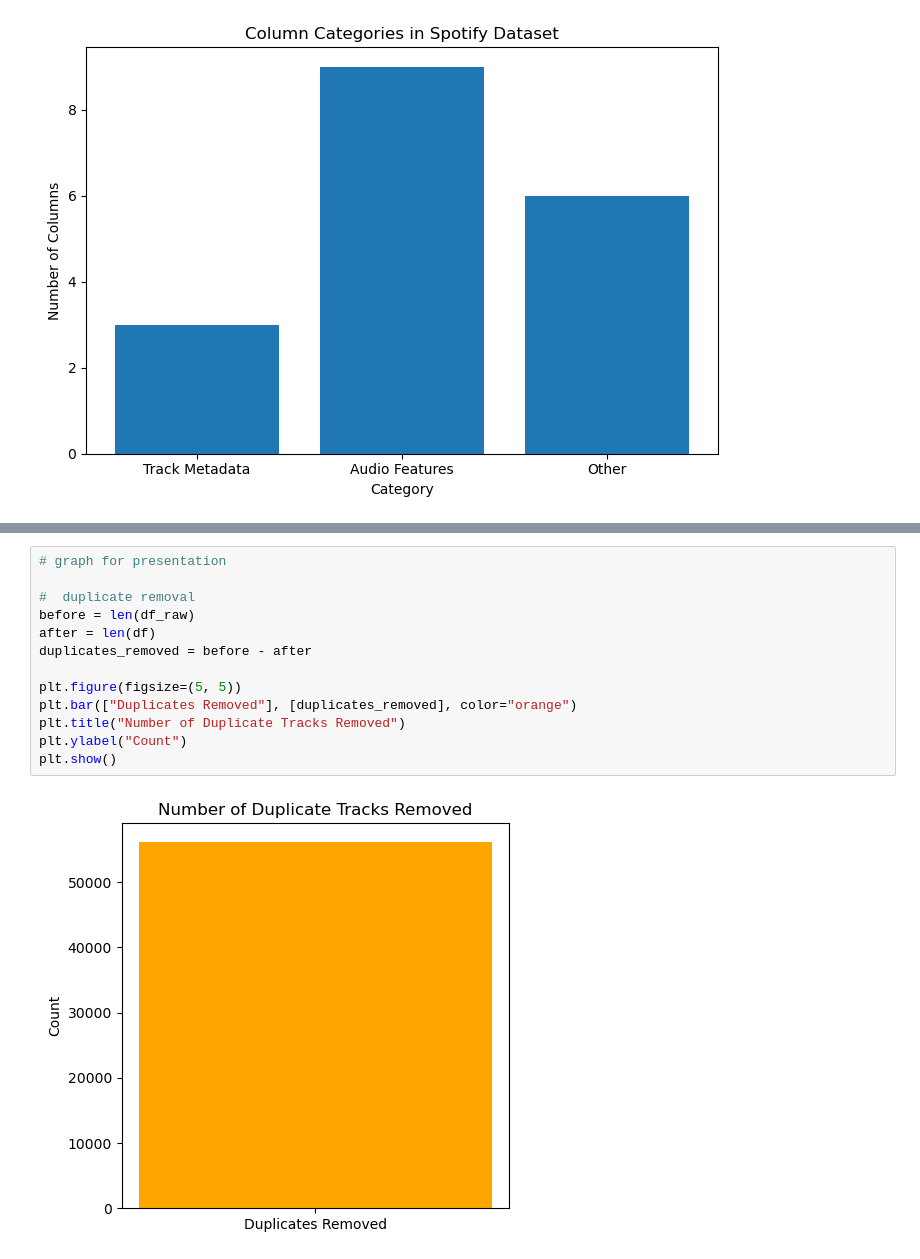
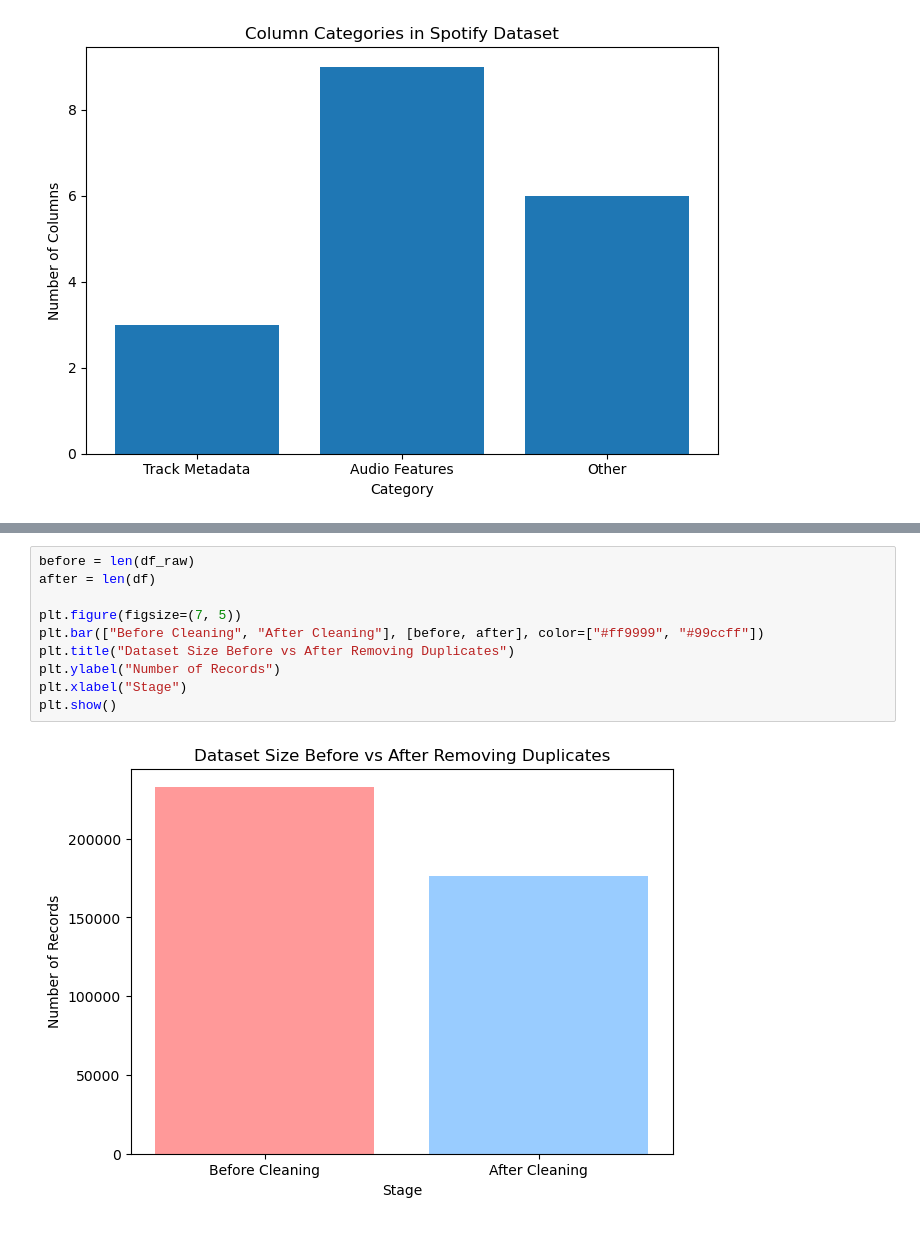
Before and after one commit to saanavig/Spotify-Visualization, a Jupyter notebook: notebooks/cleanDataEDA.ipynb, the cells around one changed output, grey strips where cells are left out. Cells and saved outputs as stored; diff of their text form.

```diff
--- a/notebooks/cleanDataEDA.ipynb
+++ b/notebooks/cleanDataEDA.ipynb
@@ -380,15 +370,12 @@ plt.show()
-# %%
-# graph for presentation
-
-#  duplicate removal
-before = len(df_raw)
-after = len(df)
-duplicates_removed = before - after
-
-plt.figure(figsize=(5, 5))
-plt.bar(["Duplicates Removed"], [duplicates_removed], color="orange")
-plt.title("Number of Duplicate Tracks Removed")
-plt.ylabel("Count")
-plt.show()
-# %% [output]
-[figure, removed]
+# %%
+before = len(df_raw)
+after = len(df)
+
+plt.figure(figsize=(7, 5))
+plt.bar(["Before Cleaning", "After Cleaning"], [before, after], color=["#ff9999", "#99ccff"])
+plt.title("Dataset Size Before vs After Removing Duplicates")
+plt.ylabel("Number of Records")
+plt.xlabel("Stage")
+plt.show()
+# %% [output]
+[figure, added]
```
Also changed, not shown: parts of 8 cells of this notebook, 3 other files.
